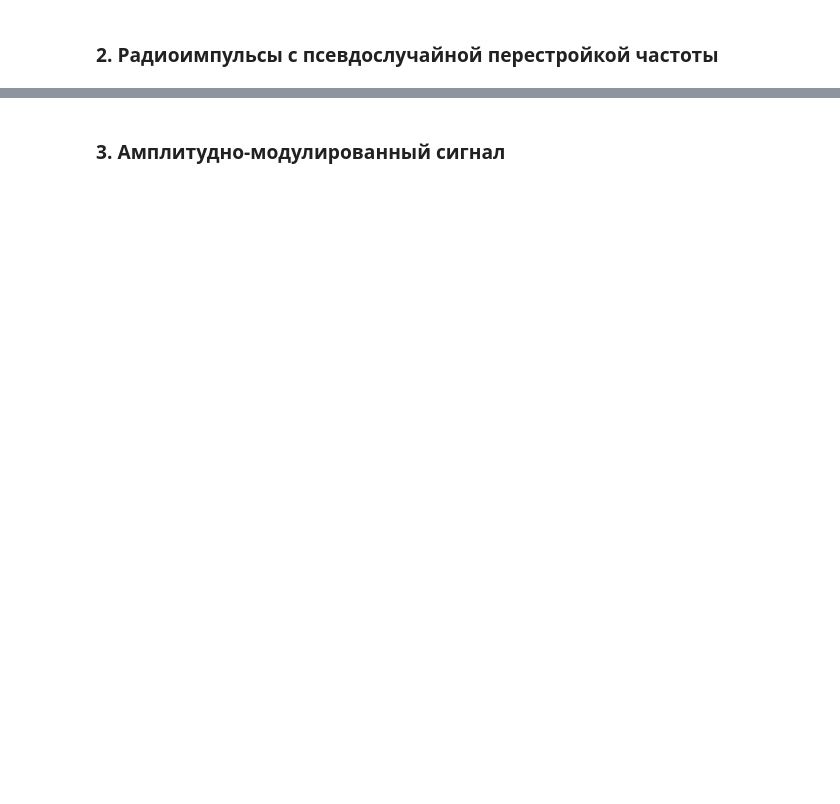
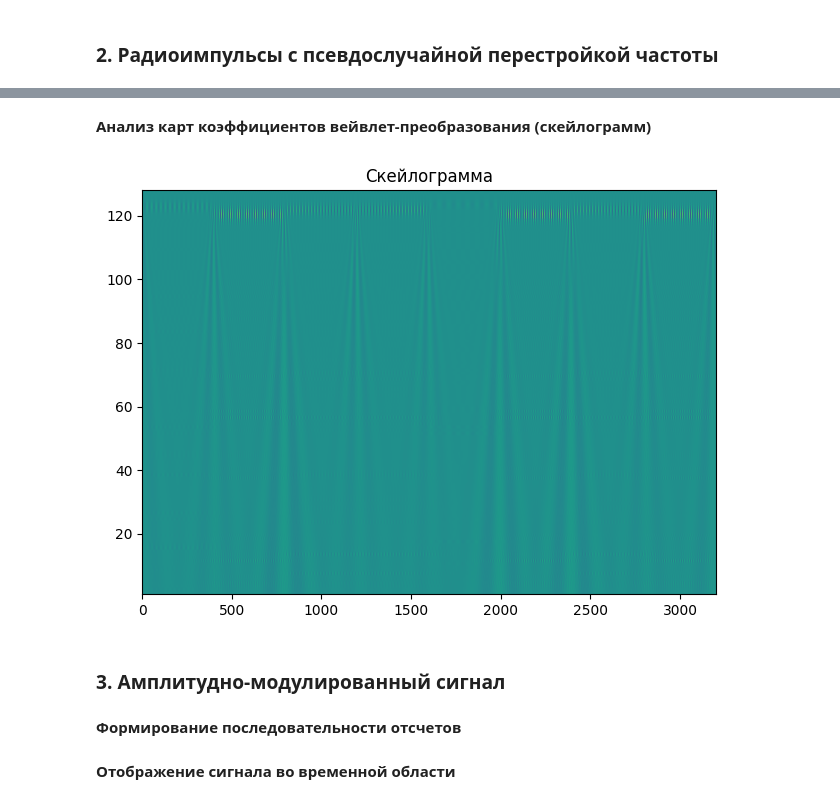
Before and after one commit to DmitryArtWorks/LabMRTS, a Jupyter notebook: template_4.ipynb, the cells around one changed output, grey strips where cells are left out. Saved outputs shown, nothing was run; the diff lists cells and outputs as text; code cells hidden in the pictures; blank space fills up the shorter version.

```diff
--- a/template_4.ipynb
+++ b/template_4.ipynb
@@ -158,4 +184,15 @@ s_r = generate_sequence('radio', T_D, N_CHIPS, T_IMPULSE, F_CARRIER);   # р/и
+# %% [markdown]
+**Анализ карт коэффициентов вейвлет-преобразования (скейлограмм)**
+# %%
+# Построение скейлограммы для радиоимпульсов с псевдослучайной перестройкой частоты
+plot_scalogramm(s_r, T_D)
+# %% [output]
+[figure, added]
 # %% [markdown]
 ### 3. Амплитудно-модулированный сигнал
+# %% [markdown]
+**Формирование последовательности отсчетов**
 # %%
 s_am = generate_sequence('AM', T_D, N_CHIPS, T_IMPULSE, F_CARRIER);     # АМ сигнал
+# %% [markdown]
+**Отображение сигнала во временной области**
```
Also changed, not shown: parts of 16 cells of this notebook.
